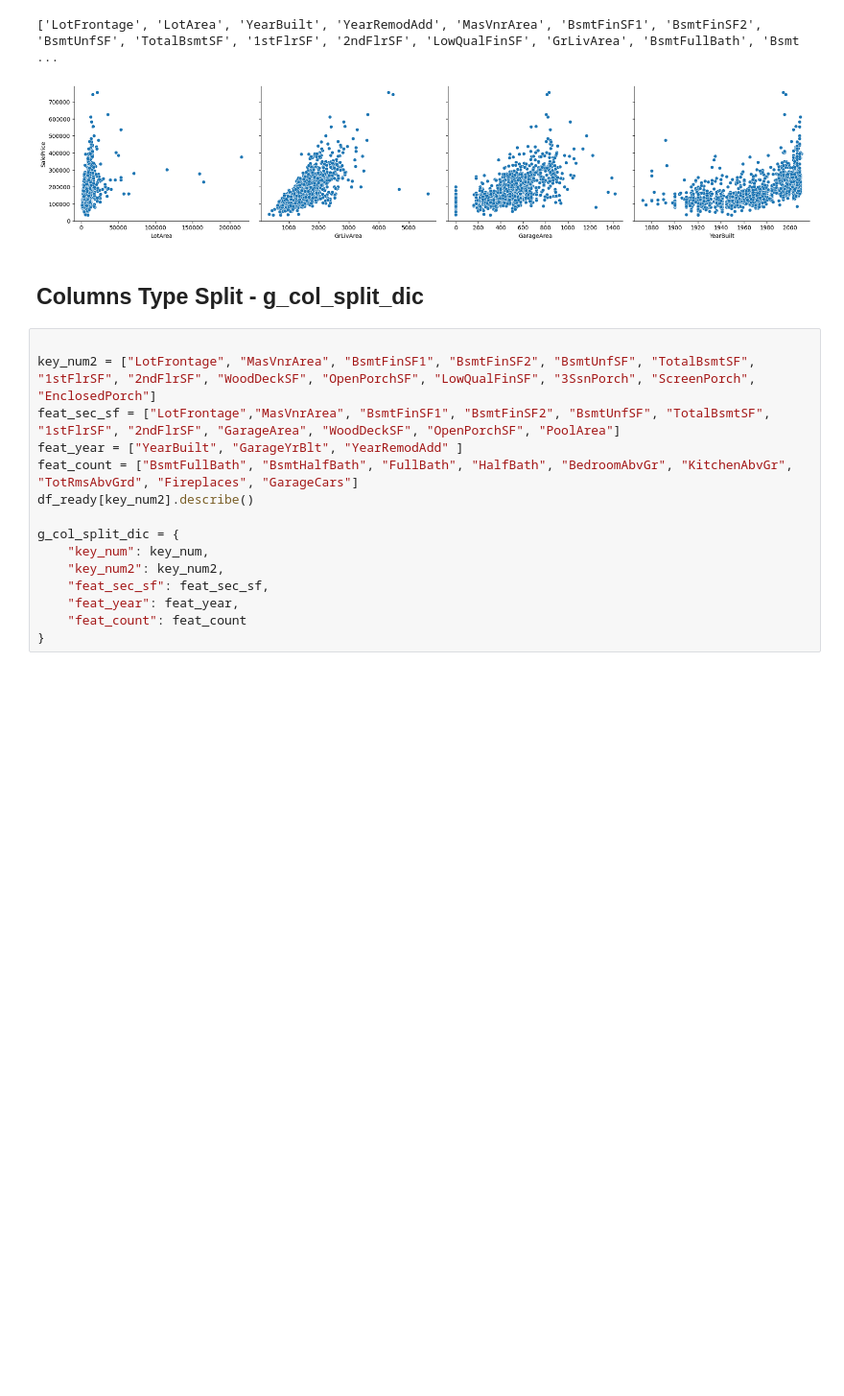
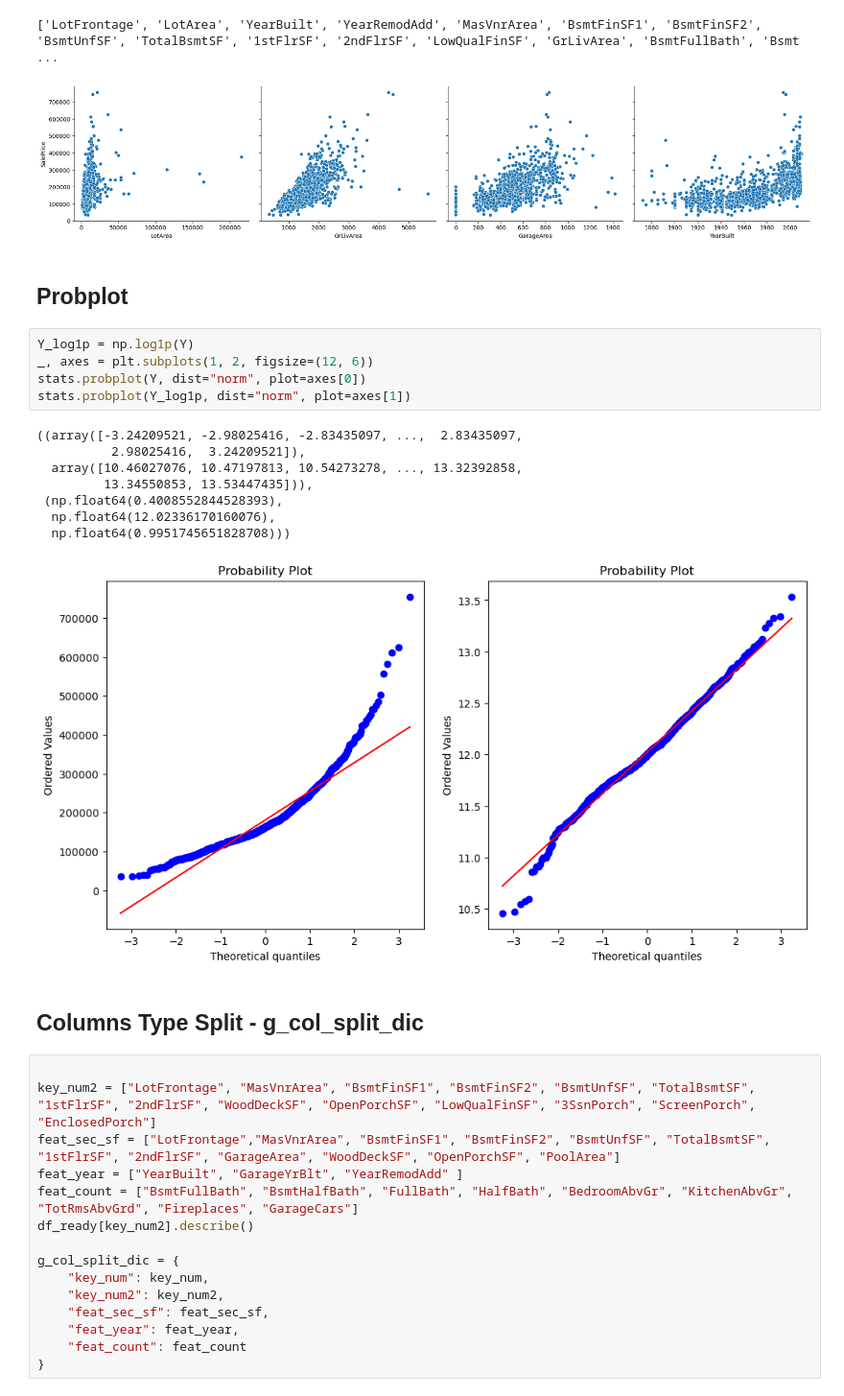
Before and after one commit to javrudsky/machine_learning, a Jupyter notebook: kaggle/housing/housing_v1.ipynb, the cells around one changed output. Shown at 96% size. Cells and saved outputs as stored; diff of their text form; blank space fills up the shorter version.

```diff
--- a/kaggle/housing/housing_v1.ipynb
+++ b/kaggle/housing/housing_v1.ipynb
@@ -915,6 +948,22 @@ show_pair_grid(df_ready, key_num)
 # %% [output]
 ['LotFrontage', 'LotArea', 'YearBuilt', 'YearRemodAdd', 'MasVnrArea', 'BsmtFinSF1', 'BsmtFinSF2', 'BsmtUnfSF', 'TotalBsmtSF', '1stFlrSF', '2ndFlrSF', 'LowQualFinSF', 'GrLivArea', 'BsmtFullBath', 'Bsmt ...
 [figure]
+# %% [markdown]
+## Probplot
+# %%
+Y_log1p = np.log1p(Y)
+_, axes = plt.subplots(1, 2, figsize=(12, 6))
+stats.probplot(Y, dist="norm", plot=axes[0])
+stats.probplot(Y_log1p, dist="norm", plot=axes[1])
+# %% [output]
+((array([-3.24209521, -2.98025416, -2.83435097, ...,  2.83435097,
+          2.98025416,  3.24209521]),
+  array([10.46027076, 10.47197813, 10.54273278, ..., 13.32392858,
+         13.34550853, 13.53447435])),
+ (np.float64(0.4008552844528393),
+  np.float64(12.02336170160076),
+  np.float64(0.9951745651828708)))
+[figure, added]
 # %% [markdown]
 ## Columns Type Split - g_col_split_dic
 # %%
```
Also changed, not shown: parts of 26 cells of this notebook, 2 other files.
